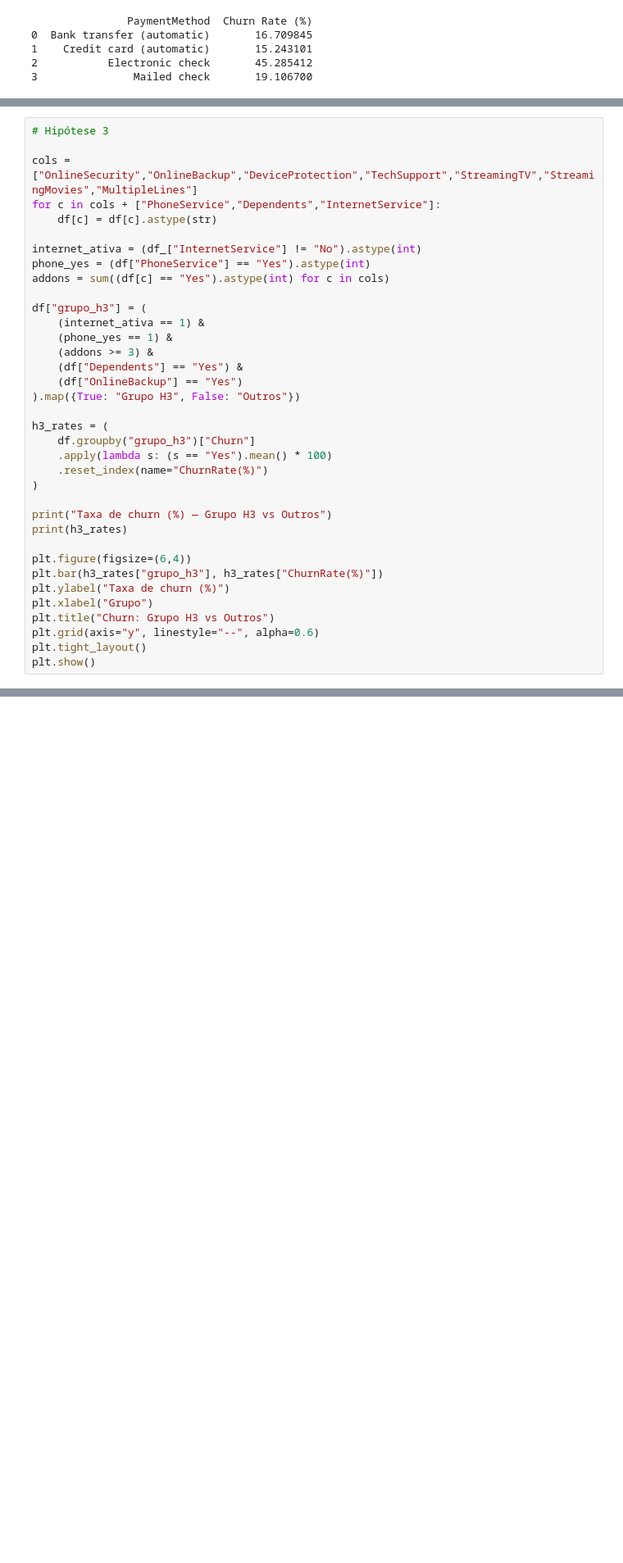
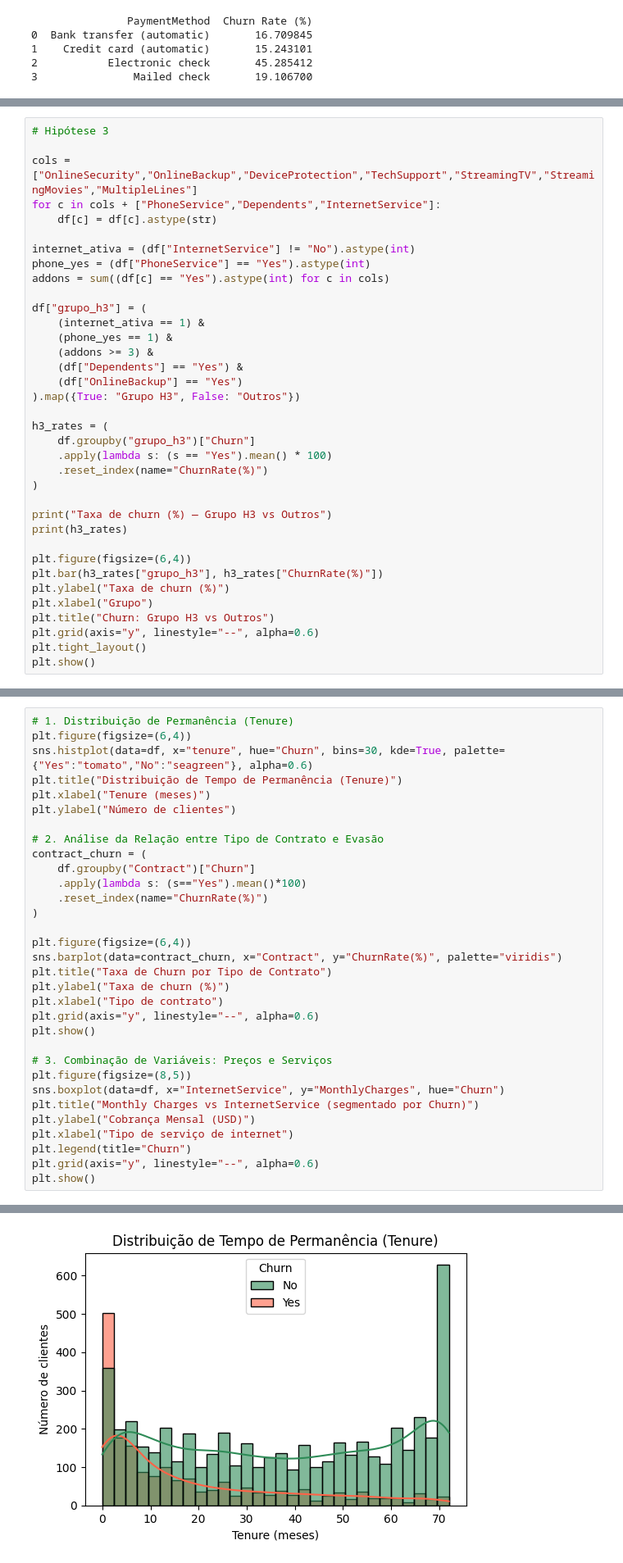
Before and after one commit to samirasousza/RNA-2025.2-PP1.2, a Jupyter notebook: rna_2025_2_pp1_2.ipynb, the cells around one changed output, grey strips where cells are left out. Shown at 82% size. Cells and saved outputs as stored; diff of their text form; blank space fills up the shorter version.

```diff
--- a/rna_2025_2_pp1_2.ipynb
+++ b/rna_2025_2_pp1_2.ipynb
@@ -327,7 +328,7 @@ cols = ["OnlineSecurity","OnlineBackup","DeviceProtection","TechSupport","Stream
 for c in cols + ["PhoneService","Dependents","InternetService"]:
     df[c] = df[c].astype(str)
 
-internet_ativa = (df_["InternetService"] != "No").astype(int)
+internet_ativa = (df["InternetService"] != "No").astype(int)
 phone_yes = (df["PhoneService"] == "Yes").astype(int)
 addons = sum((df[c] == "Yes").astype(int) for c in cols)
 
@@ -383,3 +384,36 @@ _**Qual é o perfil do cliente com alta probabilidade de churn e o que mais o in
 
 
 Escreva um breve parágrafo resumindo as descobertas. A resposta deve conectar as visualizações, respondendo à pergunta inicial sobre o perfil do cliente em risco de forma coesa e baseada nas evidências visuais.
+# %%
+# 1. Distribuição de Permanência (Tenure)
+plt.figure(figsize=(6,4))
+sns.histplot(data=df, x="tenure", hue="Churn", bins=30, kde=True, palette={"Yes":"tomato","No":"seagreen"}, alpha=0.6)
+plt.title("Distribuição de Tempo de Permanência (Tenure)")
+plt.xlabel("Tenure (meses)")
+plt.ylabel("Número de clientes")
+
+# 2. Análise da Relação entre Tipo de Contrato e Evasão
+contract_churn = (
+    df.groupby("Contract")["Churn"]
+    .apply(lambda s: (s=="Yes").mean()*100)
+    .reset_index(name="ChurnRate(%)")
+)
+
+plt.figure(figsize=(6,4))
+sns.barplot(data=contract_churn, x="Contract", y="ChurnRate(%)", palette="viridis")
+plt.title("Taxa de Churn por Tipo de Contrato")
+plt.ylabel("Taxa de churn (%)")
+plt.xlabel("Tipo de contrato")
+plt.grid(axis="y", linestyle="--", alpha=0.6)
+plt.show()
+
+# 3. Combinação de Variáveis: Preços e Serviços
+plt.figure(figsize=(8,5))
+sns.boxplot(data=df, x="InternetService", y="MonthlyCharges", hue="Churn")
+plt.title("Monthly Charges vs InternetService (segmentado por Churn)")
+plt.ylabel("Cobrança Mensal (USD)")
+plt.xlabel("Tipo de serviço de internet")
+plt.legend(title="Churn")
+plt.grid(axis="y", linestyle="--", alpha=0.6)
+plt.show()
+# %% [output]
@@ -385,0 +423 @@ Escreva um breve parágrafo resumindo as descobertas. A resposta deve conectar a
+[figure, added]
```
Also changed, not shown: parts of 3 cells of this notebook.
